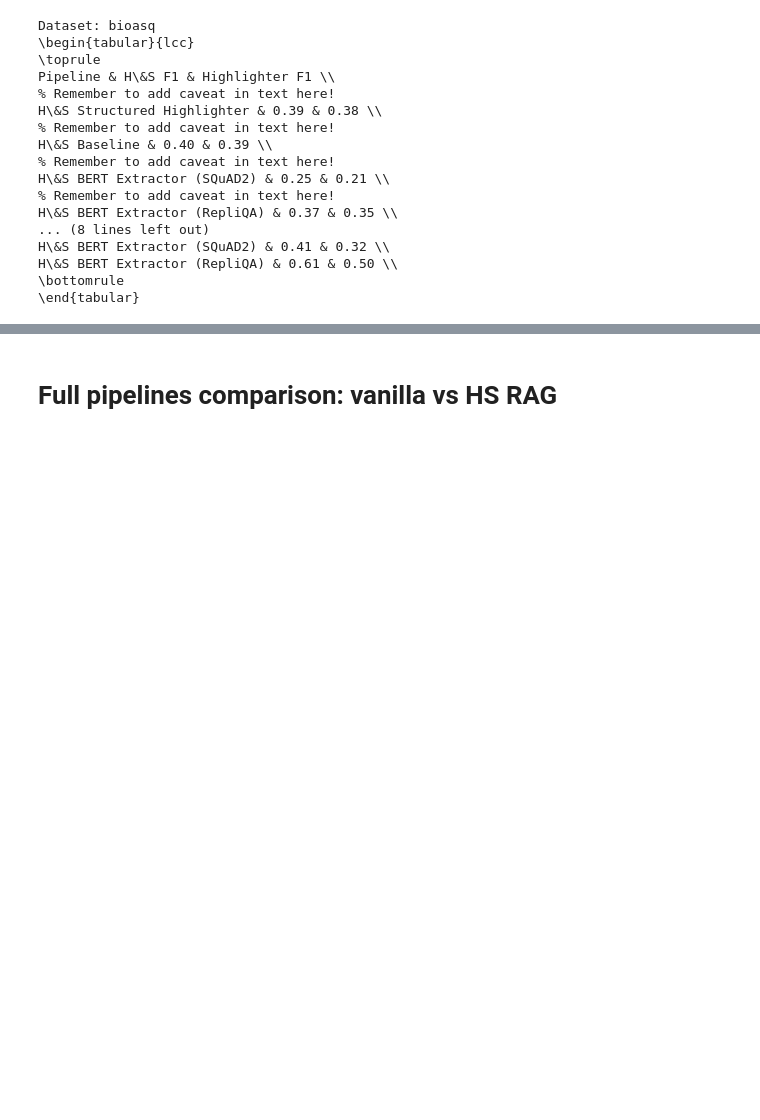
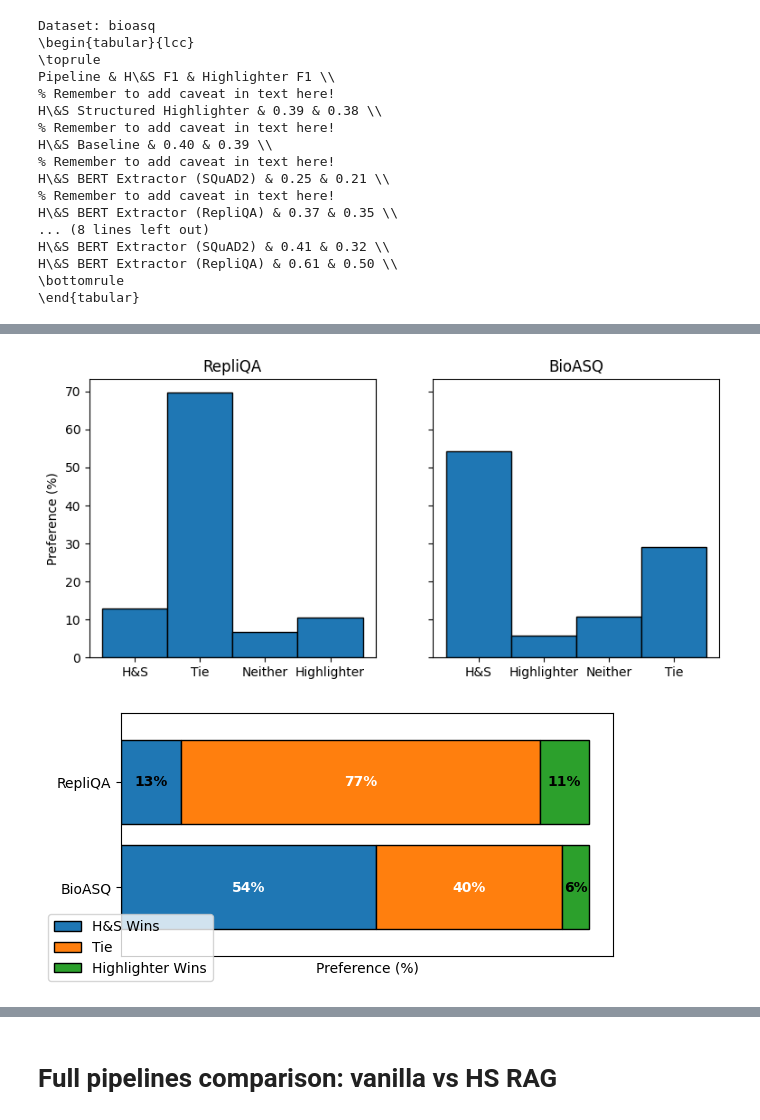
Before and after one commit to microsoft/highlight-summarize, a Jupyter notebook: data-analysis.ipynb, the cells around one changed output, grey strips where cells are left out. Saved outputs shown, nothing was run; the diff lists cells and outputs as text; code cells hidden in the pictures; blank space fills up the shorter version.

```diff
--- a/data-analysis.ipynb
+++ b/data-analysis.ipynb
@@ -536,0 +536,75 @@ Highlighter & 0.0581 \\
+# %%
+fig, axes = plt.subplots(1, 2, figsize=(9, 4), sharey=True)
+
+to_cat = []
+for ax, dataset_name in zip(axes, ["repliqa_3", "bioasq"]):
+    ax.set_title(PRETTY_NAMES[dataset_name])
+    dataset_folder = f"{RESULTS_DIR}/{dataset_name}/"
+    for fname in os.listdir(dataset_folder):
+        if not fname.endswith("highlighter_vs_hs.jsonl"):
+            continue
+        df = pd.read_json(os.path.join(dataset_folder, fname), lines=True)
+        df.preference = df.preference.map(lambda x: PRETTY_NAMES.get(x, x))
+
+        sns.histplot(
+            data=df,
+            x="preference",
+            # hue="pipeline",
+            stat="percent",
+            bins=30,
+            alpha=1,
+            legend=False,
+            ax=ax,
+        )
+        # As a latex table.
+        print(f"Dataset: {dataset_name}")
+        print("\\begin{tabular}{l|c}")
+        print("\\toprule")
+        print("Preference & Count \\\\")
+        print("\\midrule")
+        for pref, count in df.value_counts("preference").items():
+            # Normalize by the total number of samples.
+            print(f"{pref} & {count / len(df):.4f} \\\\")
+        print("\\bottomrule")
+        print("\\end{tabular}")
+
+    if ax == axes[0]:
+        ax.set_ylabel("Preference (%)")
+    else:
+        ax.set_ylabel("")
+    ax.set_xlabel("")
+    to_cat.append(df)
+
+df = pd.concat(to_cat, ignore_index=True)
+df_analysis = df.groupby("dataset_name").apply(
+    lambda x: pd.Series({
+        "H&S Wins": (x.preference == "H&S").mean(),
+        "Tie": ((x.preference == "Tie") | (x.preference == "Neither")).mean(),
+        "Highlighter Wins": (x.preference == "Highlighter").mean(),
+    })
+).reset_index()
+
+df_analysis["dataset_name"] = df_analysis["dataset_name"].map(PRETTY_NAMES)
+plot_data = df_analysis.set_index("dataset_name")[["H&S Wins", "Tie", "Highlighter Wins"]]
+ax = plot_data.plot(
+    kind="barh",
+    stacked=True,
+    width=0.8,
+    edgecolor="black",
+    figsize=(6, 3),
+)
+plt.xlabel("Preference (%)")
+plt.ylabel("")
+plt.xticks([])
+plt.legend(bbox_to_anchor=(0.2, 0.2))
+plt.tight_layout()
+
+# Add % labels to each bar segment
+for i, (idx, row) in enumerate(plot_data.iterrows()):
+    left = 0
+    for col in plot_data.columns:
+        value = row[col]
+        if value > 0.01:  # Only label if >1%
+            ax.text(left + value / 2, i, f"{value*100:.0f}%", va='center', ha='center', color="white" if value > 0.15 else "black", fontsize=10, fontweight="bold")
+        left += value
+# %% [output]
@@ -536,0 +628,2 @@ Highlighter & 0.0581 \\
+[figure, added]
+[figure, added]
```
Also changed, not shown: parts of 13 cells of this notebook.
